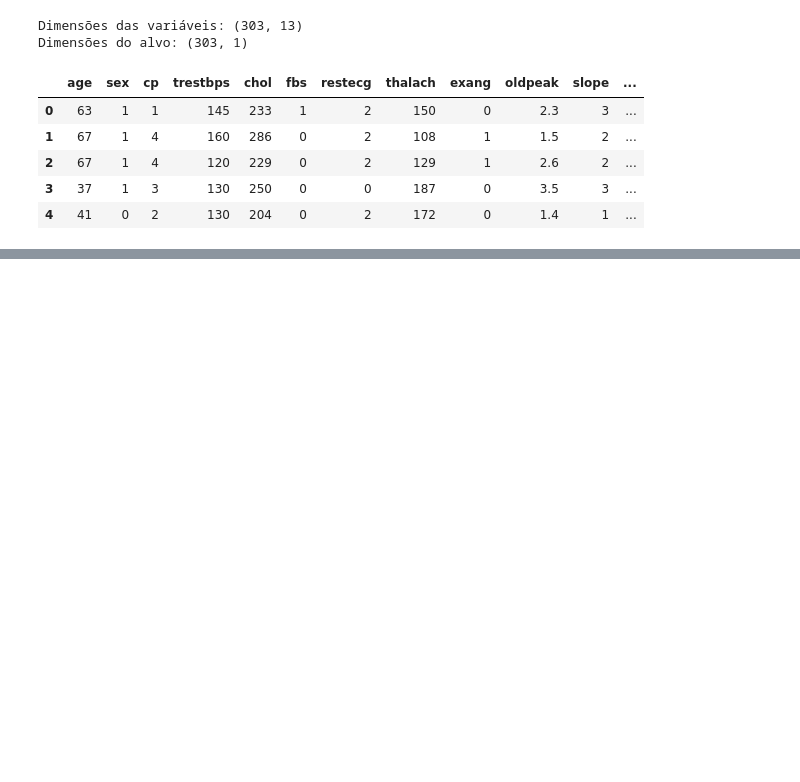
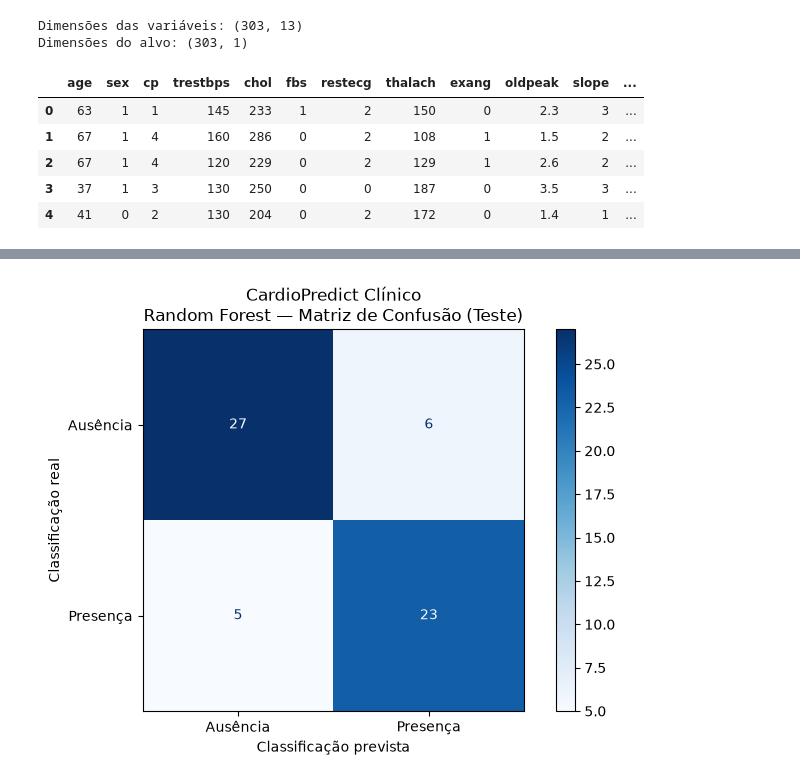
Before and after one commit to MarcioPaiano/CardioPredict-AI, a Jupyter notebook: notebooks/01_analise_exploratoria.ipynb, the cells around one changed output, grey strips where cells are left out. Cells and saved outputs as stored; diff of their text form; code cells hidden in the pictures; blank space fills up the shorter version.

```diff
--- a/notebooks/01_analise_exploratoria.ipynb
+++ b/notebooks/01_analise_exploratoria.ipynb
@@ -29,0 +913,28 @@ Dimensões do alvo: (303, 1)
+# %%
+from sklearn.metrics import ConfusionMatrixDisplay
+import matplotlib.pyplot as plt
+
+fig, ax = plt.subplots(figsize=(7, 5))
+
+ConfusionMatrixDisplay.from_predictions(
+    y_teste,
+    y_teste_previsto,
+    labels=[0, 1],
+    display_labels=["Ausência", "Presença"],
+    cmap="Blues",
+    values_format="d",
+    ax=ax
+)
+
+ax.set_title(
+    "CardioPredict Clínico\n"
+    "Random Forest — Matriz de Confusão (Teste)"
+)
+
+ax.set_xlabel("Classificação prevista")
+ax.set_ylabel("Classificação real")
+
+plt.tight_layout()
+plt.show()
+# %% [output]
+[figure, added]
```
Also changed, not shown: parts of 50 cells of this notebook, 4 other files.
